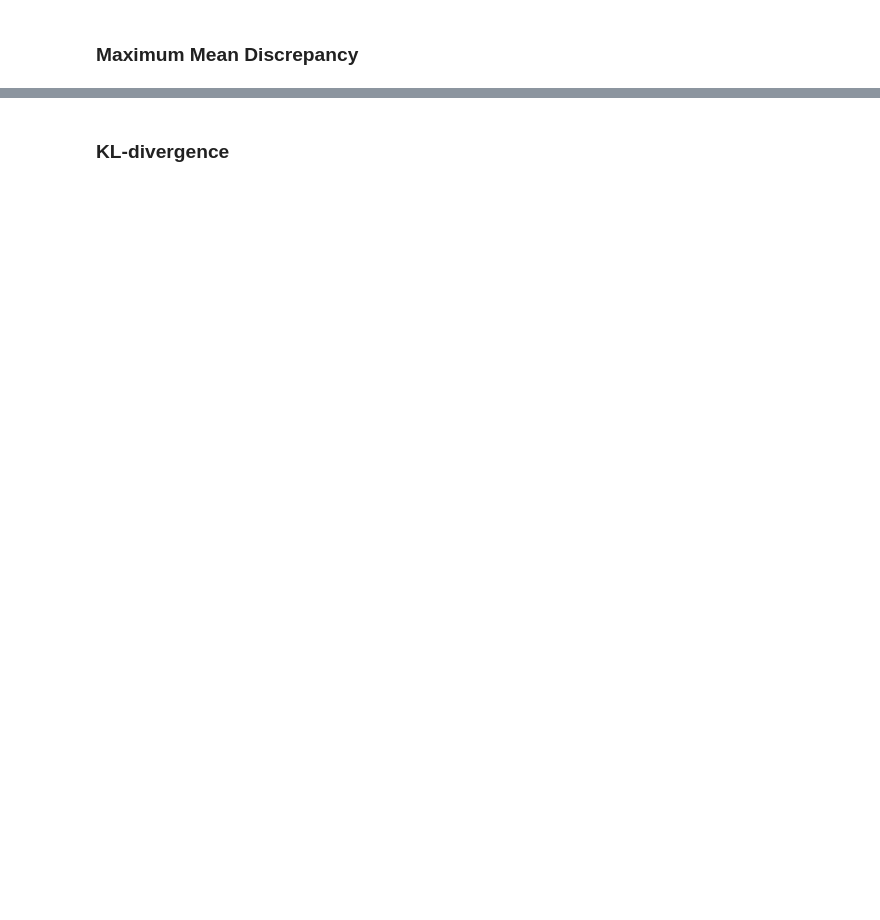
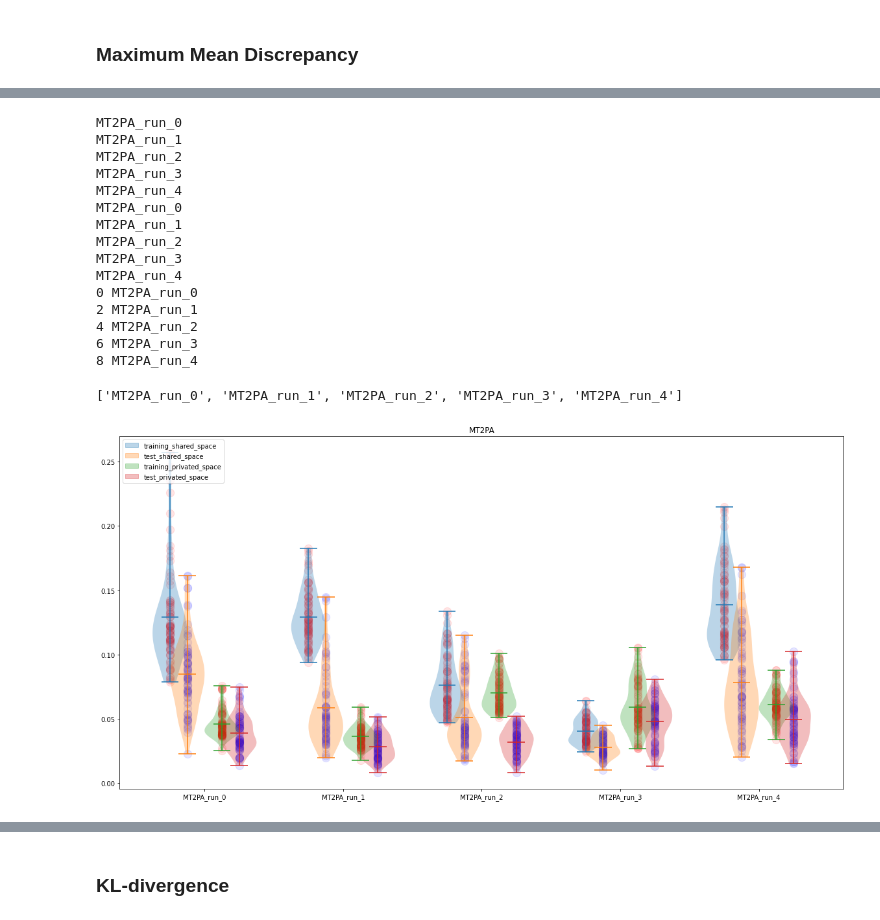
Before and after one commit to grmc1999/ELE2006, a Jupyter notebook: Notebooks/Prj.ipynb, the cells around one changed output, grey strips where cells are left out. Cells and saved outputs as stored; diff of their text form; code cells hidden in the pictures; blank space fills up the shorter version.

```diff
--- a/Notebooks/Prj.ipynb
+++ b/Notebooks/Prj.ipynb
@@ -500,0 +532,71 @@ np.mean(np.array(MMD_Dist))
+# %%
+from Distances import MMD,radial_funtion,cosine_similarity
+#from glob import glob
+
+MMD_RF=MMD(kernel=cosine_similarity)
+dists_ex=[]
+dists_sh=[]
+
+dist_dic={
+    "Train":{},
+    "Test":{}
+}
+base_model="MT2PA"
+for data_subset in ["Test","Train"]:
+    #print(data_subset)
+    for run in range(0,5):
+
+        model='{}_run_{}'.format(base_model,run)
+        print('{}_run_{}'.format(base_model,run))
+
+        dist_ex=np.array(MMD_RF.compute_batched_distance_from_saved(
+        os.path.join(root,"Latent_space",data_subset)
+            ,'{}_run_{}'.format(base_model,run),
+            'enc_ex','MT','PA',
+            sample_strategy='over_sample_smaller',
+            n_samples=6
+        )
+                      )
+        dists_ex.append(dist_ex)
+        #print("private done")
+
+
+        dist_sh=np.array(MMD_RF.compute_batched_distance_from_saved(
+        os.path.join(root,"Latent_space",data_subset),'{}_run_{}'.format(base_model,run),'enc_sh','MT','PA',
+            sample_strategy='over_sample_smaller',
+            n_samples=6)
+                      )
+        dists_sh.append(dist_sh)
+        #print("shared done")
+
+        dist_dic[data_subset][model]={
+        "shared":dists_sh,
+        "privated":dists_ex
+    }
+        dists_ex=[]
+        dists_sh=[]
+
+
+np.save(os.path.join(root,"Latent_space",model+"_cosine_similarity_MMD"),dist_dic)
+
+#plt.violinplot([dist_dic['Train'][k]["shared"][0] for k in dist_dic['Train'].keys()])
+plot_distances(dist_dic)
+list(dist_dic["Train"].keys())
+# %% [output]
+MT2PA_run_0
+MT2PA_run_1
+MT2PA_run_2
+MT2PA_run_3
+MT2PA_run_4
+MT2PA_run_0
+MT2PA_run_1
+MT2PA_run_2
+MT2PA_run_3
+MT2PA_run_4
+0 MT2PA_run_0
+2 MT2PA_run_1
+4 MT2PA_run_2
+6 MT2PA_run_3
+8 MT2PA_run_4
+['MT2PA_run_0', 'MT2PA_run_1', 'MT2PA_run_2', 'MT2PA_run_3', 'MT2PA_run_4']
+[figure, added]
```
Also changed, not shown: parts of 62 cells of this notebook, 2 other files.
